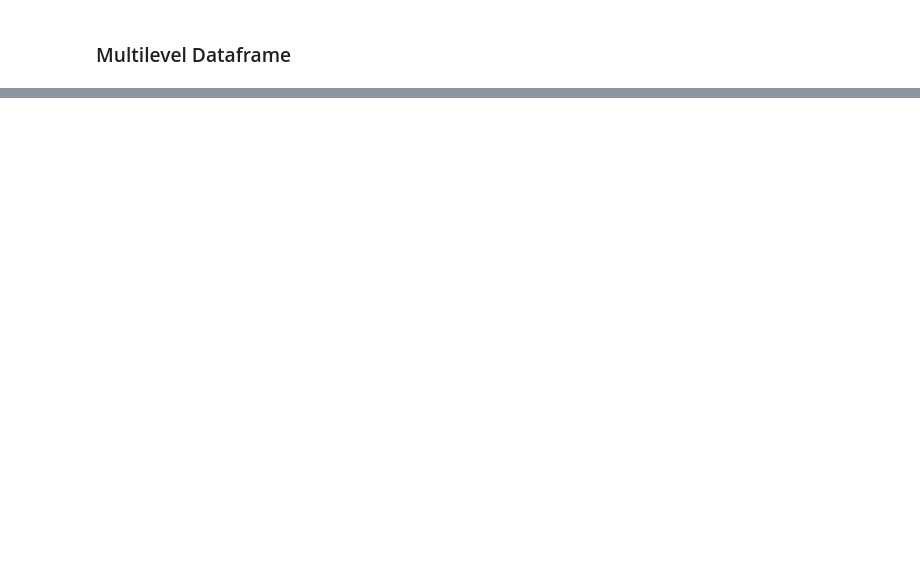
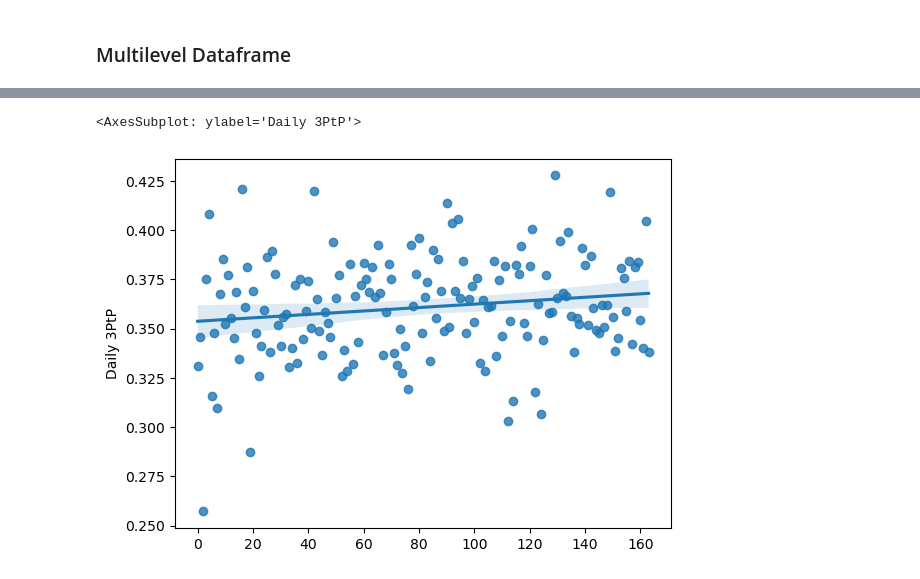
Before and after one commit to jcarmfran/Python-Projects, a Jupyter notebook: Basketball Analysis/Plotting.ipynb, the cells around one changed output, grey strips where cells are left out. Cells and saved outputs as stored; diff of their text form; code cells hidden in the pictures; blank space fills up the shorter version.

```diff
--- a/Basketball Analysis/Plotting.ipynb
+++ b/Basketball Analysis/Plotting.ipynb
@@ -61,0 +207,5 @@ sns.lineplot(x=dates.unique(), y=daily_3PtP)
+# %%
+sns.regplot(x=new.index, y='Daily 3PtP', data=new)
+# %% [output]
+<AxesSubplot: ylabel='Daily 3PtP'>
+[figure, added]
```
Also changed, not shown: parts of 27 cells of this notebook.
